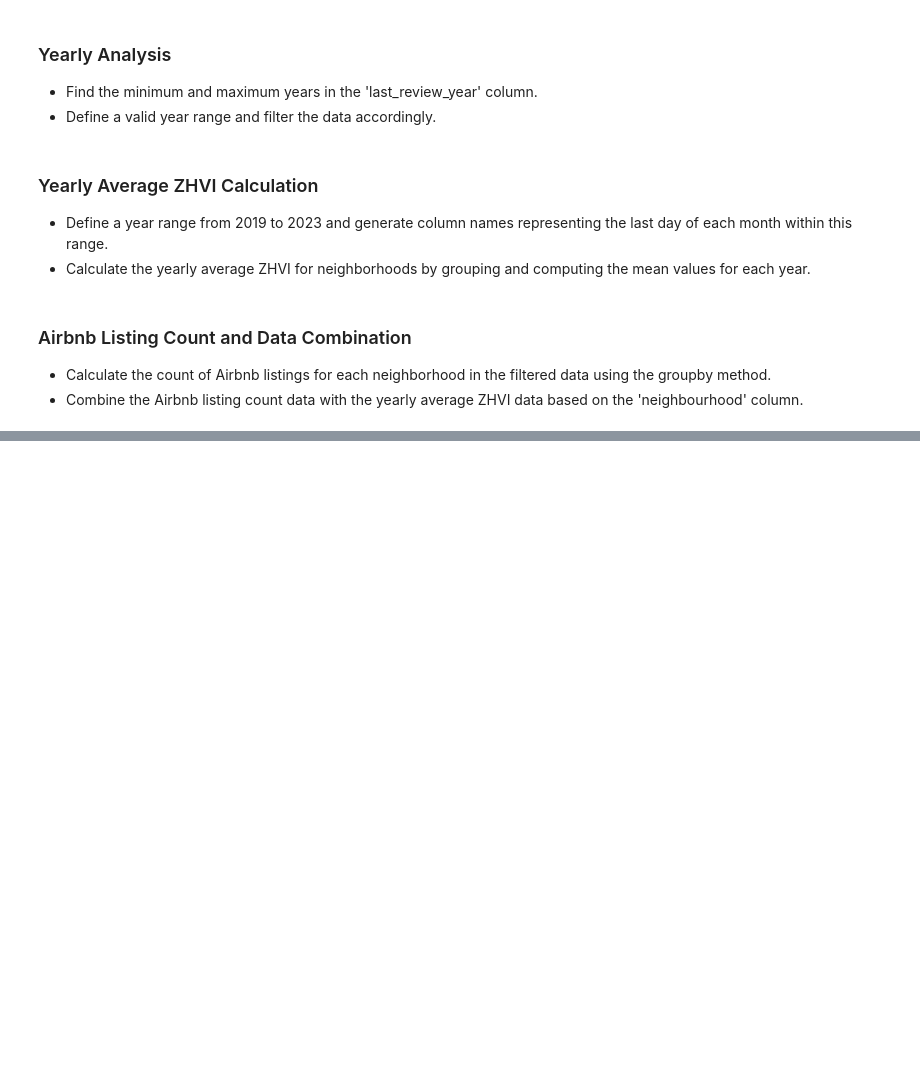
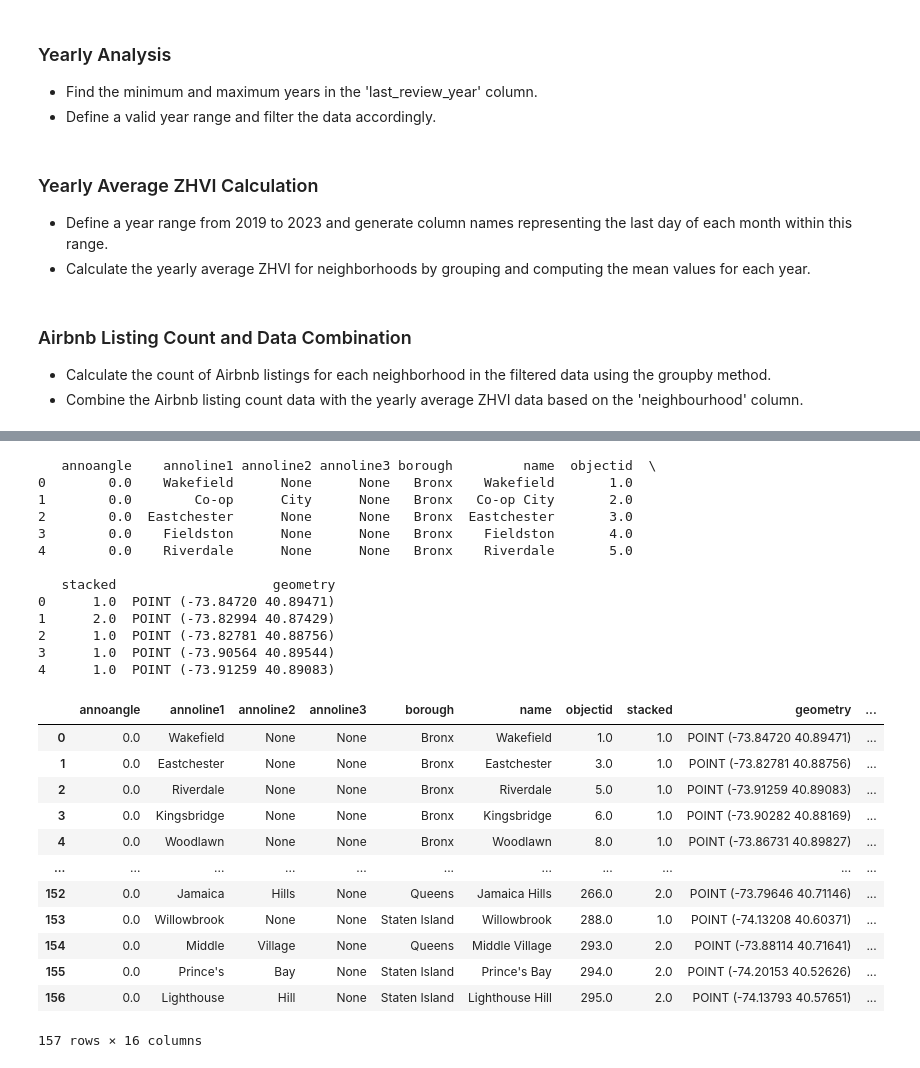
Before and after one commit to pooja-ippalapelli/milestone, a Jupyter notebook: project_notebook.ipynb, the cells around one changed output, grey strips where cells are left out. Saved outputs shown, nothing was run; the diff lists cells and outputs as text; code cells hidden in the pictures; blank space fills up the shorter version.

```diff
--- a/project_notebook.ipynb
+++ b/project_notebook.ipynb
@@ -172,0 +186,37 @@ combined_data
+# %%
+import geopandas as gpd
+
+nyc_geo_data = gpd.read_file('assets/nyc_geo_export.shp')
+
+# Display the first few rows of the geospatial data
+print(nyc_geo_data.head())
+
+merged_geo_data = nyc_geo_data.merge(combined_data, left_on='name', right_on='neighbourhood')
+merged_geo_data
+# %% [output]
+   annoangle    annoline1 annoline2 annoline3 borough         name  objectid  \
+0        0.0    Wakefield      None      None   Bronx    Wakefield       1.0
+1        0.0        Co-op      City      None   Bronx   Co-op City       2.0
+2        0.0  Eastchester      None      None   Bronx  Eastchester       3.0
+3        0.0    Fieldston      None      None   Bronx    Fieldston       4.0
+4        0.0    Riverdale      None      None   Bronx    Riverdale       5.0
+
+   stacked                    geometry
+0      1.0  POINT (-73.84720 40.89471)
+1      2.0  POINT (-73.82994 40.87429)
+2      1.0  POINT (-73.82781 40.88756)
+3      1.0  POINT (-73.90564 40.89544)
+4      1.0  POINT (-73.91259 40.89083)
+|  | annoangle | annoline1 | annoline2 | annoline3 | borough | name | objectid | stacked | geometry | ... |
+| 0 | 0.0 | Wakefield | None | None | Bronx | Wakefield | 1.0 | 1.0 | POINT (-73.84720 40.89471) | ... |
+| 1 | 0.0 | Eastchester | None | None | Bronx | Eastchester | 3.0 | 1.0 | POINT (-73.82781 40.88756) | ... |
+| 2 | 0.0 | Riverdale | None | None | Bronx | Riverdale | 5.0 | 1.0 | POINT (-73.91259 40.89083) | ... |
+| 3 | 0.0 | Kingsbridge | None | None | Bronx | Kingsbridge | 6.0 | 1.0 | POINT (-73.90282 40.88169) | ... |
+| 4 | 0.0 | Woodlawn | None | None | Bronx | Woodlawn | 8.0 | 1.0 | POINT (-73.86731 40.89827) | ... |
+| ... | ... | ... | ... | ... | ... | ... | ... | ... | ... | ... |
+| 152 | 0.0 | Jamaica | Hills | None | Queens | Jamaica Hills | 266.0 | 2.0 | POINT (-73.79646 40.71146) | ... |
+| 153 | 0.0 | Willowbrook | None | None | Staten Island | Willowbrook | 288.0 | 1.0 | POINT (-74.13208 40.60371) | ... |
+| 154 | 0.0 | Middle | Village | None | Queens | Middle Village | 293.0 | 2.0 | POINT (-73.88114 40.71641) | ... |
+| 155 | 0.0 | Prince's | Bay | None | Staten Island | Prince's Bay | 294.0 | 2.0 | POINT (-74.20153 40.52626) | ... |
+| 156 | 0.0 | Lighthouse | Hill | None | Staten Island | Lighthouse Hill | 295.0 | 2.0 | POINT (-74.13793 40.57651) | ... |
+157 rows × 16 columns
```
Also changed, not shown: parts of 3 cells of this notebook.
